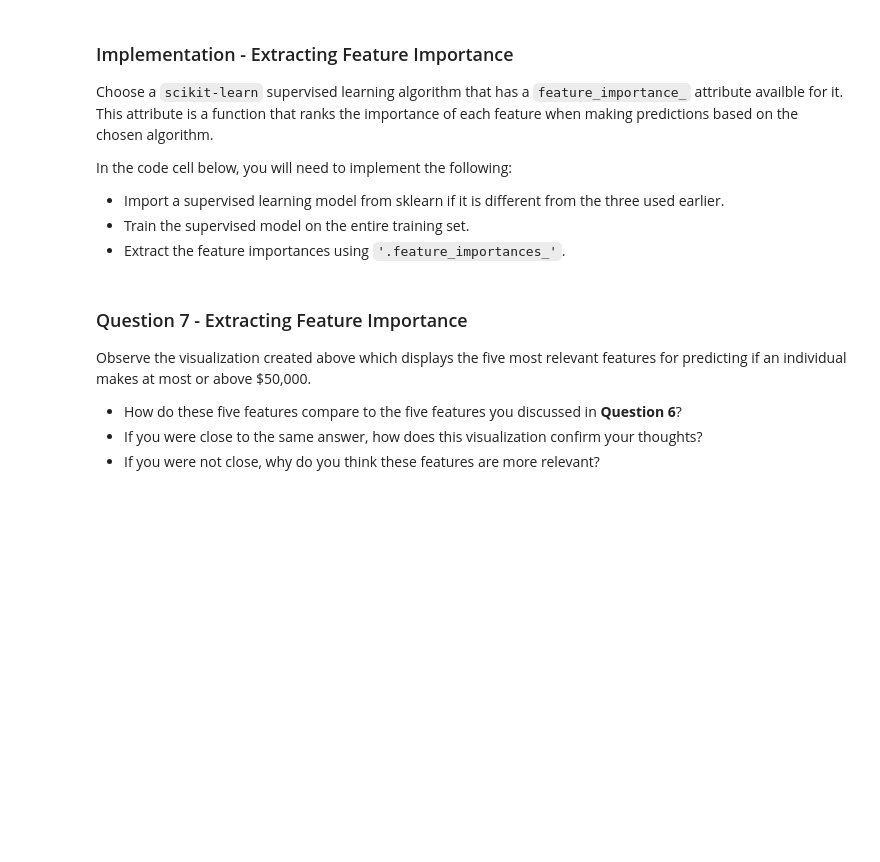
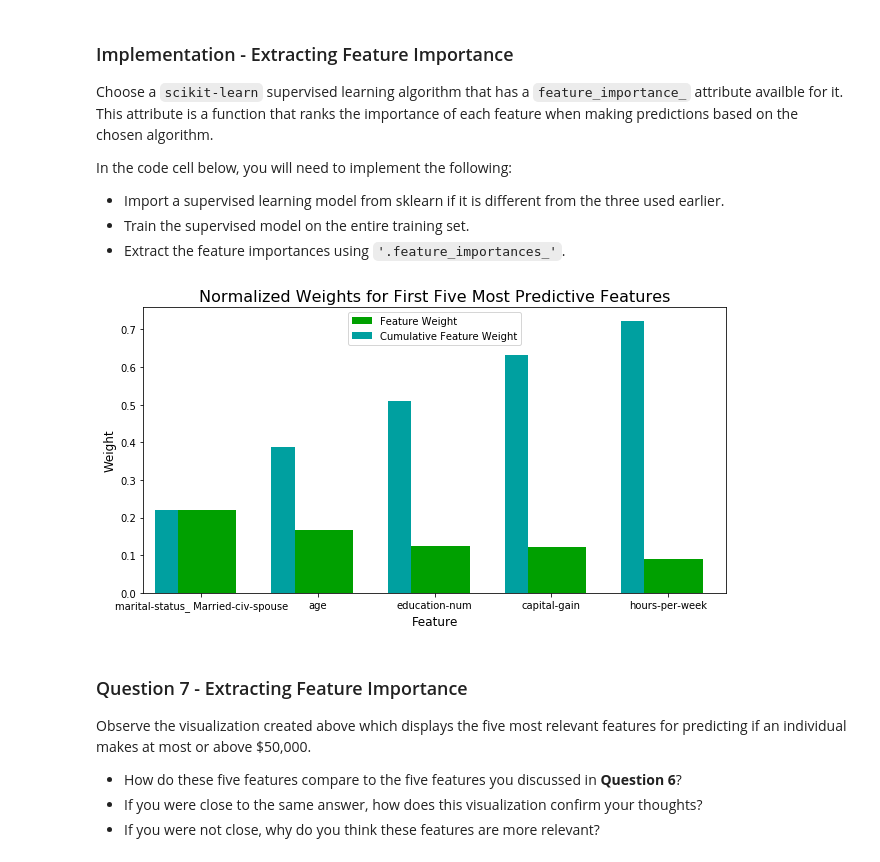
Before and after one commit to aleks091/machine-learning, a Jupyter notebook: projects/finding_donors/finding_donors.ipynb, the cells around one changed output. Cells and saved outputs as stored; diff of their text form; code cells hidden in the pictures; blank space fills up the shorter version.

```diff
--- a/projects/finding_donors/finding_donors.ipynb
+++ b/projects/finding_donors/finding_donors.ipynb
@@ -510,16 +562,19 @@ In the code cell below, you will need to implement the following:
  - Extract the feature importances using `'.feature_importances_'`.
 # %%
 # TODO: Import a supervised learning model that has 'feature_importances_'
-
+from sklearn.tree import DecisionTreeClassifier
 
 # TODO: Train the supervised model on the training set using .fit(X_train, y_train)
-model = None
+model = DecisionTreeClassifier()
+model.fit(X_train, y_train)
 
 # TODO: Extract the feature importances using .feature_importances_
-importances = None
+importances = model.feature_importances_
 
 # Plot
 vs.feature_plot(importances, X_train, y_train)
+# %% [output]
+[figure, added]
 # %% [markdown]
 ### Question 7 - Extracting Feature Importance
 
```
Also changed, not shown: parts of 5 cells of this notebook, 1 other file.
